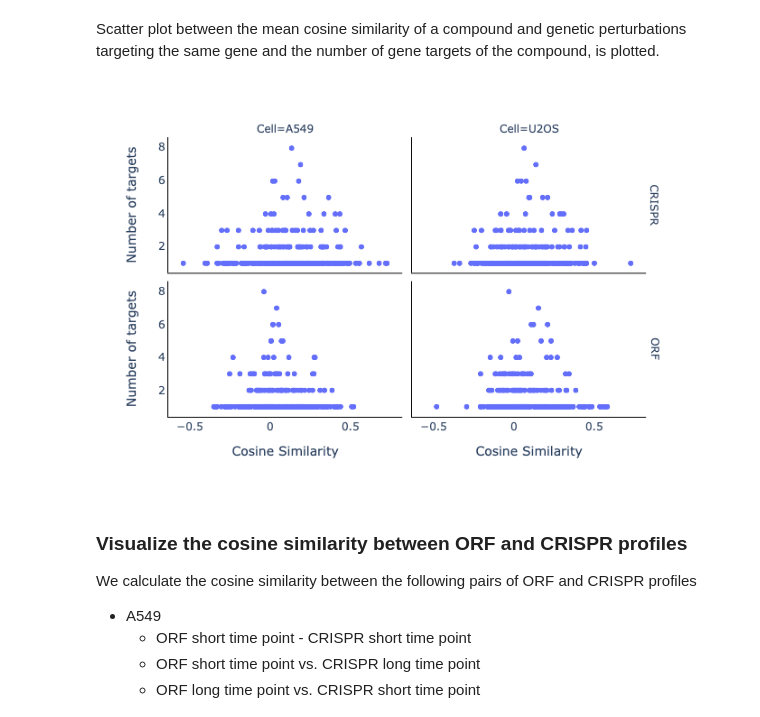
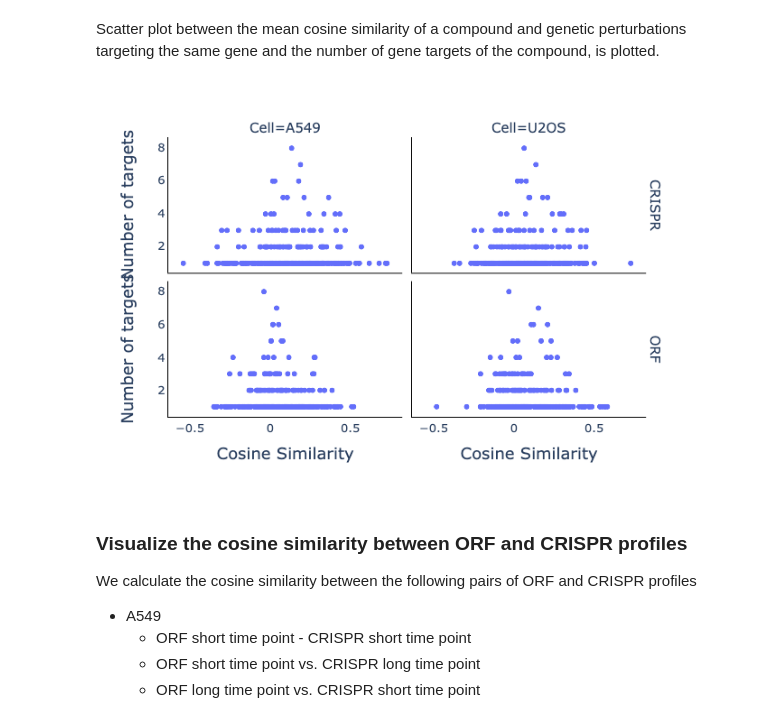
Before and after one commit to jump-cellpainting/2024_Chandrasekaran_NatureMethods, a Jupyter notebook: benchmark/5.visualize-similarities.ipynb, the cells around one changed output. Saved outputs shown, nothing was run; the diff lists cells and outputs as text; code cells hidden in the pictures.

```diff
--- a/benchmark/5.visualize-similarities.ipynb
+++ b/benchmark/5.visualize-similarities.ipynb
@@ -236,28 +236,29 @@ matching_df = matching_df.query('same_target==True').groupby(['Cell','Modality1'
 # %%
 fig = px.scatter(
     matching_df,
     x='cosine_sim',
     y='n_targets',
     facet_col = 'Cell',
     facet_row = 'Genetic_Perturbation'
 )
 fig.update_layout(
-    xaxis1=dict(title='Cosine Similarity', linecolor = "#000000"),
-    xaxis2=dict(title='Cosine Similarity', linecolor = "#000000"),
+    xaxis1=dict(title='Cosine Similarity', linecolor = "#000000", tickfont=dict(size=13)),
+    xaxis2=dict(title='Cosine Similarity', linecolor = "#000000", tickfont=dict(size=13)),
     xaxis3=dict(linecolor = "#000000"),
     xaxis4=dict(linecolor = "#000000"),
-    yaxis1=dict(title='Number of targets', linecolor = "#000000"),
+    yaxis1=dict(title='Number of targets', linecolor = "#000000", tickfont=dict(size=13)),
     yaxis2=dict(linecolor = "#000000"),
-    yaxis3=dict(title='Number of targets', linecolor = "#000000"),
+    yaxis3=dict(title='Number of targets', linecolor = "#000000", tickfont=dict(size=13)),
     yaxis4=dict(linecolor = "#000000"),
+    font=dict(size=15),
     paper_bgcolor='rgba(0,0,0,0)',
     plot_bgcolor='rgba(0,0,0,0)',
 )
 fig.for_each_annotation(lambda a: a.update(text=a.text.replace("Genetic_Perturbation=", "")))
 fig.show("png")
 fig.write_image('figures/5.cosine_similarities_ntargets.png', width=640, height=480, scale=2)
 # %% [output]
-[figure, old version]
+[figure, new version]
 # %% [markdown]
 ### Visualize the cosine similarity between ORF and CRISPR profiles
 We calculate the cosine similarity between the following pairs of ORF and CRISPR profiles
```
Also changed, not shown: 1 other file.
